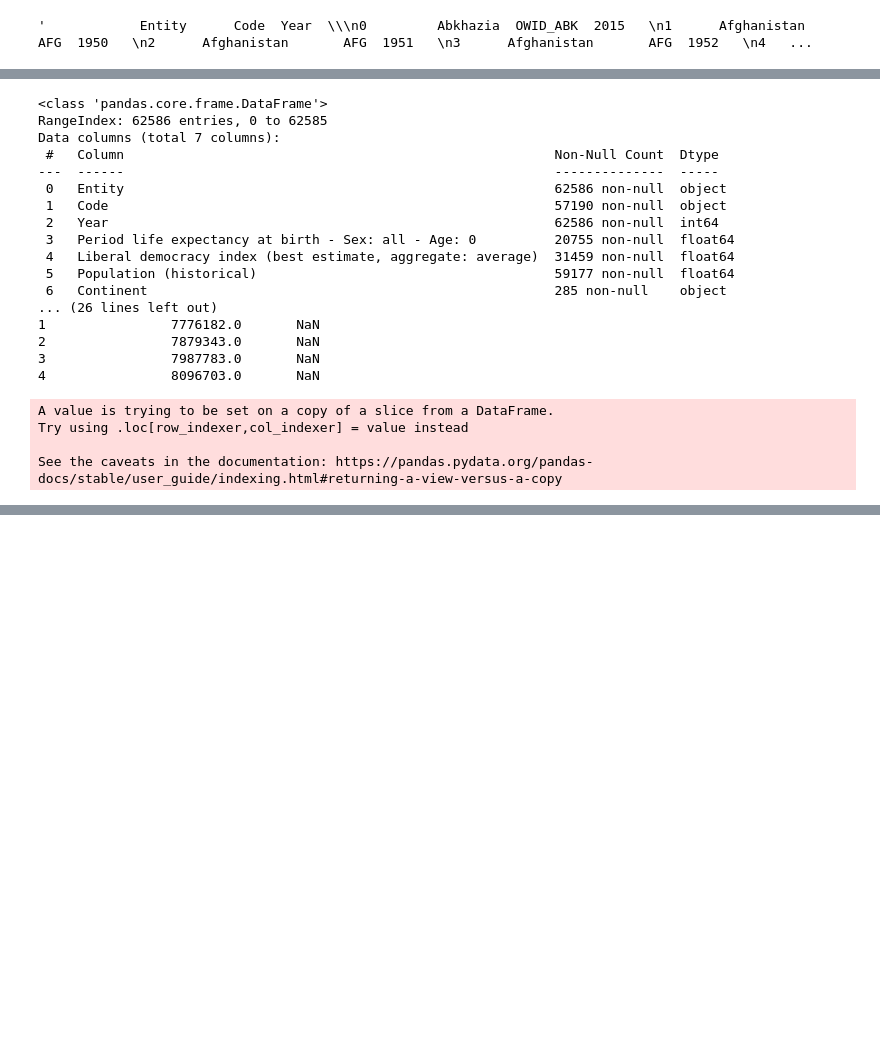
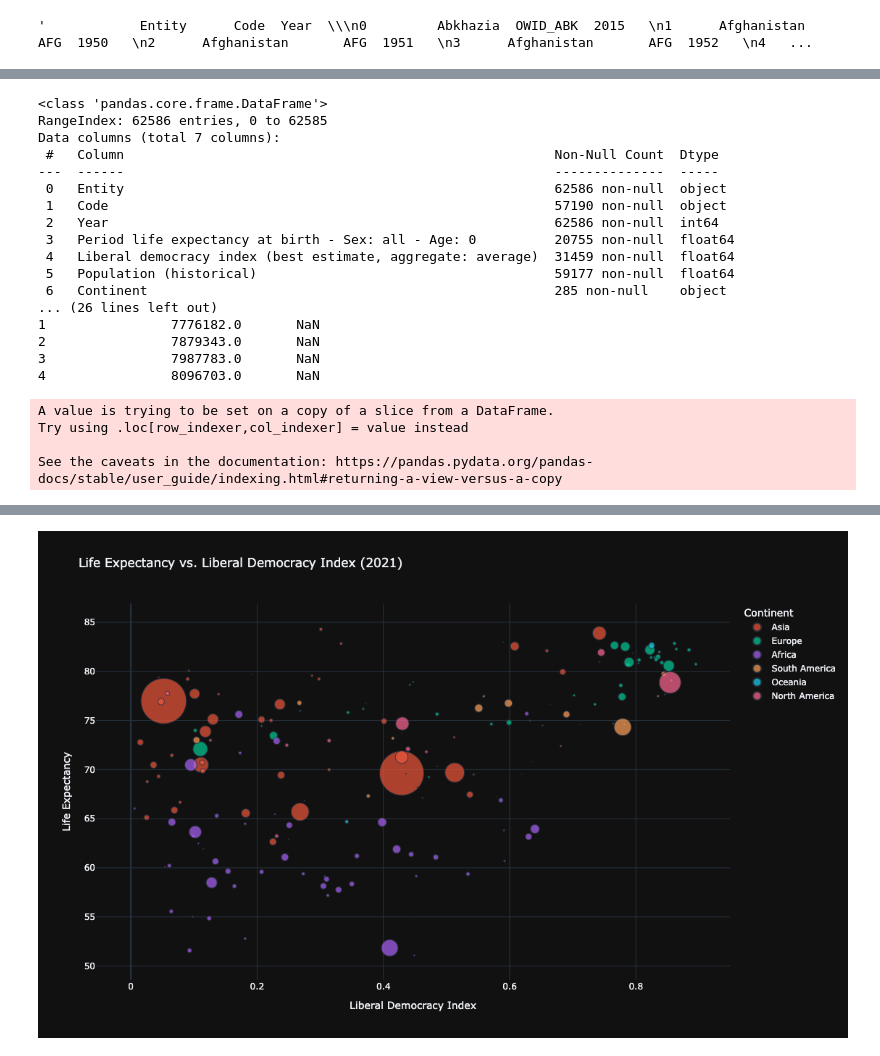
Before and after one commit to tkBischoff/DataVizDemocracy, a Jupyter notebook: zabi.ipynb, the cells around one changed output, grey strips where cells are left out. Drawn from its saved outputs; the diff is of its cells as text; code cells hidden in the pictures; blank space fills up the shorter version.

```diff
--- a/zabi.ipynb
+++ b/zabi.ipynb
@@ -206,7 +188,7 @@ fig = px.scatter(
     size='Scaled Population',  # Use the scaled population
     color='Continent',
     hover_name='Entity',
-    text='Entity',  # Add country names as text
+    # text='Entity',  # Add country names as text
     size_max=150,  # Increase size_max to make points larger
     title='Life Expectancy vs. Liberal Democracy Index (2021)',
     labels={
@@ -221,7 +203,8 @@ fig.update_layout(
     yaxis_title='Life Expectancy',
     legend_title='Continent',
     template='plotly_dark',
-    height=1500
+    height=700,
+    width=900
 )
 
 # Update the text position for better readability
@@ -254,0 +237 @@ See the caveats in the documentation: https://pandas.pydata.org/pandas-docs/stab
+[figure, added]
```
Also changed, not shown: parts of 15 cells of this notebook, 2 other files.
